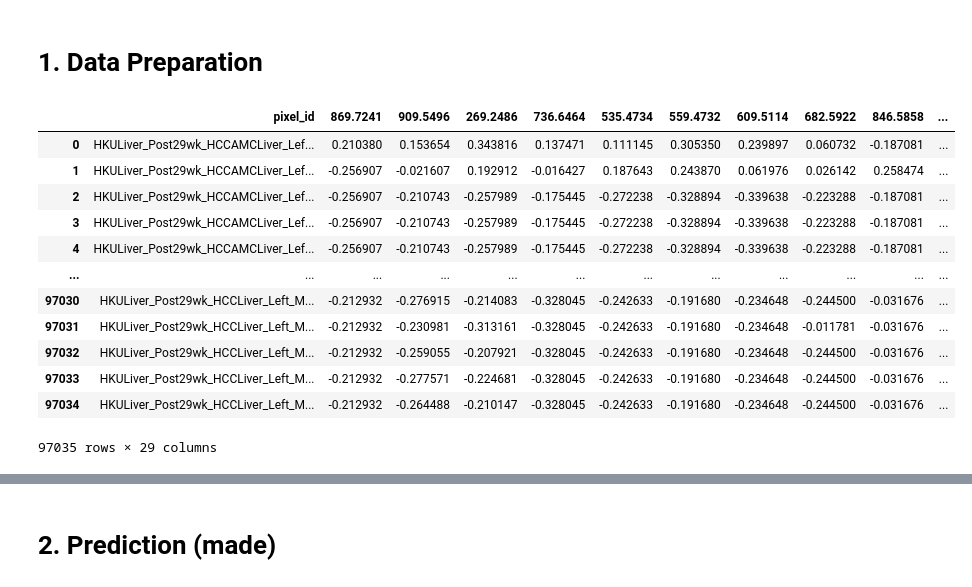
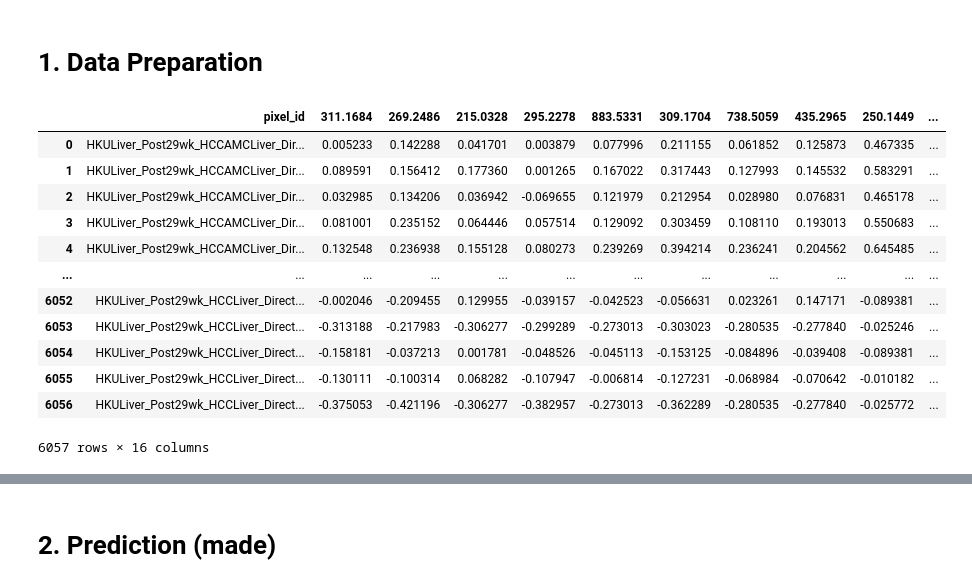
Before and after one commit to TommyNHL/raMSIn, a Jupyter notebook: 9a_ML_Model-apply.ipynb, the cells around one changed output, grey strips where cells are left out. Cells and saved outputs as stored; diff of their text form; code cells hidden in the pictures.

```diff
--- a/9a_ML_Model-apply.ipynb
+++ b/9a_ML_Model-apply.ipynb
@@ -89,22 +104,22 @@ df_ROI_ingested = pd.concat([df_ROI_train, df_ROI_ext]).reset_index().drop(colum
 # %%
-## input FNA set ## 88701 x 20 df
-df_ROI_FNA = pd.read_csv(r"H:\\3_output_raMSIn\\postPredict_tPRfNRfDR_FNA.csv").drop(columns=["Column1"]).reset_index().drop(columns=["index"])
+## input DirectInfusion set ## 6057 x 16 df
+df_ROI_Di = pd.read_csv(r"H:\\3_output_raMSIn\\3_3_Output_raMSIn_HKU_Ingested4ALL\\XGB_ALL\\afterModelSelection\\df_Di_raMSIn_norm_0n1_postPredict.csv").drop(columns=["Column1"]).reset_index().drop(columns=["index"])
 # %%
-df_ROI_ingested
+df_ROI_Di
 # %% [output]
-|  | pixel_id | 869.7241 | 909.5496 | 269.2486 | 736.6464 | 535.4734 | 559.4732 | 609.5114 | 682.5922 | 846.5858 | ... |
-| 0 | HKULiver_Post29wk_HCCAMCLiver_Lef... | 0.210380 | 0.153654 | 0.343816 | 0.137471 | 0.111145 | 0.305350 | 0.239897 | 0.060732 | -0.187081 | ... |
-| 1 | HKULiver_Post29wk_HCCAMCLiver_Lef... | -0.256907 | -0.021607 | 0.192912 | -0.016427 | 0.187643 | 0.243870 | 0.061976 | 0.026142 | 0.258474 | ... |
-| 2 | HKULiver_Post29wk_HCCAMCLiver_Lef... | -0.256907 | -0.210743 | -0.257989 | -0.175445 | -0.272238 | -0.328894 | -0.339638 | -0.223288 | -0.187081 | ... |
-| 3 | HKULiver_Post29wk_HCCAMCLiver_Lef... | -0.256907 | -0.210743 | -0.257989 | -0.175445 | -0.272238 | -0.328894 | -0.339638 | -0.223288 | -0.187081 | ... |
-| 4 | HKULiver_Post29wk_HCCAMCLiver_Lef... | -0.256907 | -0.210743 | -0.257989 | -0.175445 | -0.272238 | -0.328894 | -0.339638 | -0.223288 | -0.187081 | ... |
+|  | pixel_id | 311.1684 | 269.2486 | 215.0328 | 295.2278 | 883.5331 | 309.1704 | 738.5059 | 435.2965 | 250.1449 | ... |
+| 0 | HKULiver_Post29wk_HCCAMCLiver_Dir... | 0.005233 | 0.142288 | 0.041701 | 0.003879 | 0.077996 | 0.211155 | 0.061852 | 0.125873 | 0.467335 | ... |
+| 1 | HKULiver_Post29wk_HCCAMCLiver_Dir... | 0.089591 | 0.156412 | 0.177360 | 0.001265 | 0.167022 | 0.317443 | 0.127993 | 0.145532 | 0.583291 | ... |
+| 2 | HKULiver_Post29wk_HCCAMCLiver_Dir... | 0.032985 | 0.134206 | 0.036942 | -0.069655 | 0.121979 | 0.212954 | 0.028980 | 0.076831 | 0.465178 | ... |
+| 3 | HKULiver_Post29wk_HCCAMCLiver_Dir... | 0.081001 | 0.235152 | 0.064446 | 0.057514 | 0.129092 | 0.303459 | 0.108110 | 0.193013 | 0.550683 | ... |
+| 4 | HKULiver_Post29wk_HCCAMCLiver_Dir... | 0.132548 | 0.236938 | 0.155128 | 0.080273 | 0.239269 | 0.394214 | 0.236241 | 0.204562 | 0.645485 | ... |
 | ... | ... | ... | ... | ... | ... | ... | ... | ... | ... | ... | ... |
-| 97030 | HKULiver_Post29wk_HCCLiver_Left_M... | -0.212932 | -0.276915 | -0.214083 | -0.328045 | -0.242633 | -0.191680 | -0.234648 | -0.244500 | -0.031676 | ... |
-| 97031 | HKULiver_Post29wk_HCCLiver_Left_M... | -0.212932 | -0.230981 | -0.313161 | -0.328045 | -0.242633 | -0.191680 | -0.234648 | -0.011781 | -0.031676 | ... |
-| 97032 | HKULiver_Post29wk_HCCLiver_Left_M... | -0.212932 | -0.259055 | -0.207921 | -0.328045 | -0.242633 | -0.191680 | -0.234648 | -0.244500 | -0.031676 | ... |
-| 97033 | HKULiver_Post29wk_HCCLiver_Left_M... | -0.212932 | -0.277571 | -0.224681 | -0.328045 | -0.242633 | -0.191680 | -0.234648 | -0.244500 | -0.031676 | ... |
-| 97034 | HKULiver_Post29wk_HCCLiver_Left_M... | -0.212932 | -0.264488 | -0.210147 | -0.328045 | -0.242633 | -0.191680 | -0.234648 | -0.244500 | -0.031676 | ... |
+| 6052 | HKULiver_Post29wk_HCCLiver_Direct... | -0.002046 | -0.209455 | 0.129955 | -0.039157 | -0.042523 | -0.056631 | 0.023261 | 0.147171 | -0.089381 | ... |
+| 6053 | HKULiver_Post29wk_HCCLiver_Direct... | -0.313188 | -0.217983 | -0.306277 | -0.299289 | -0.273013 | -0.303023 | -0.280535 | -0.277840 | -0.025246 | ... |
+| 6054 | HKULiver_Post29wk_HCCLiver_Direct... | -0.158181 | -0.037213 | 0.001781 | -0.048526 | -0.045113 | -0.153125 | -0.084896 | -0.039408 | -0.089381 | ... |
+| 6055 | HKULiver_Post29wk_HCCLiver_Direct... | -0.130111 | -0.100314 | 0.068282 | -0.107947 | -0.006814 | -0.127231 | -0.068984 | -0.070642 | -0.010182 | ... |
+| 6056 | HKULiver_Post29wk_HCCLiver_Direct... | -0.375053 | -0.421196 | -0.306277 | -0.382957 | -0.273013 | -0.362289 | -0.280535 | -0.277840 | -0.025772 | ... |
-97035 rows × 29 columns
+6057 rows × 16 columns
 # %%
 df_ROI_train["Sample"] = 0
 df_ROI_train["Row"] = 0
```
Also changed, not shown: parts of 36 cells of this notebook, 32 other files.
